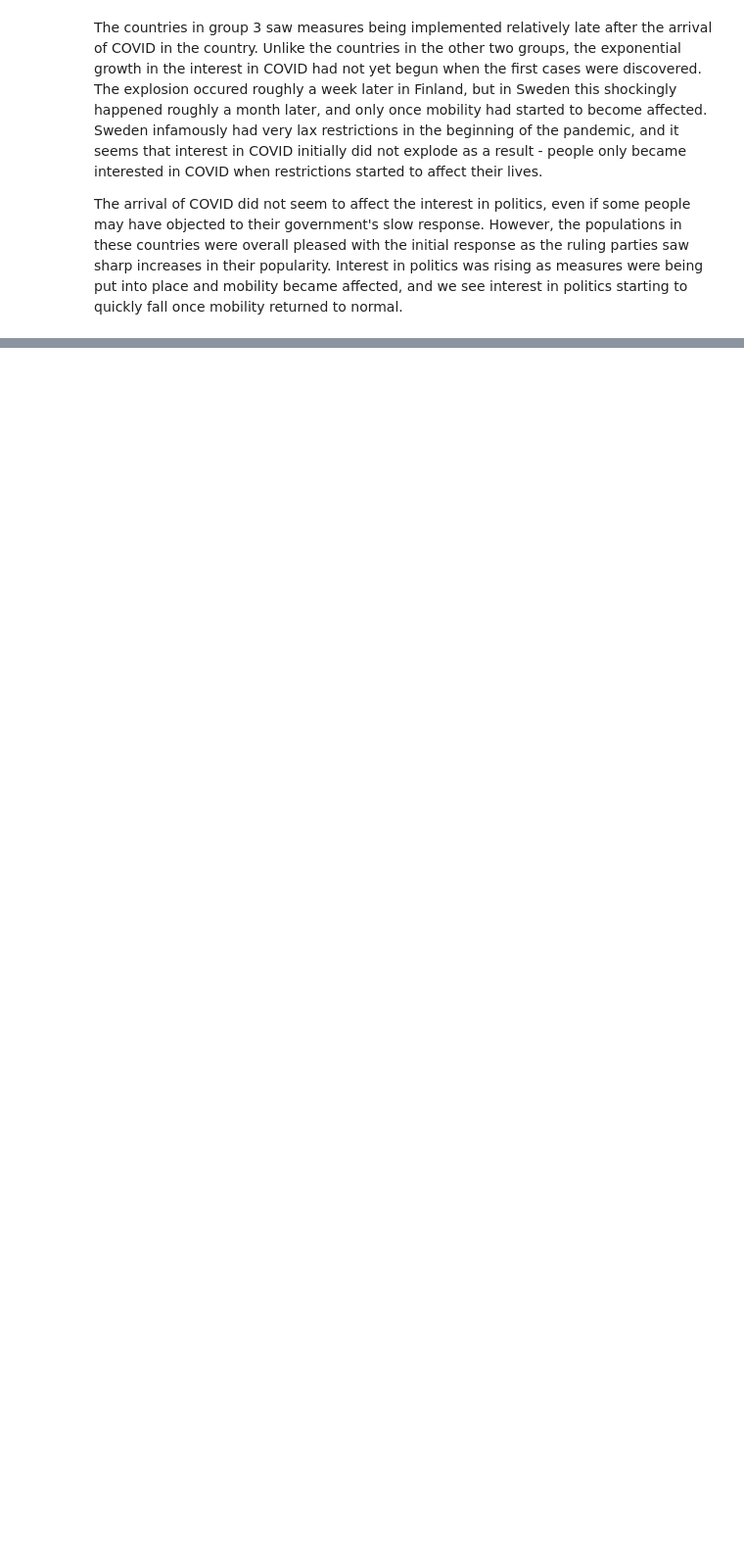
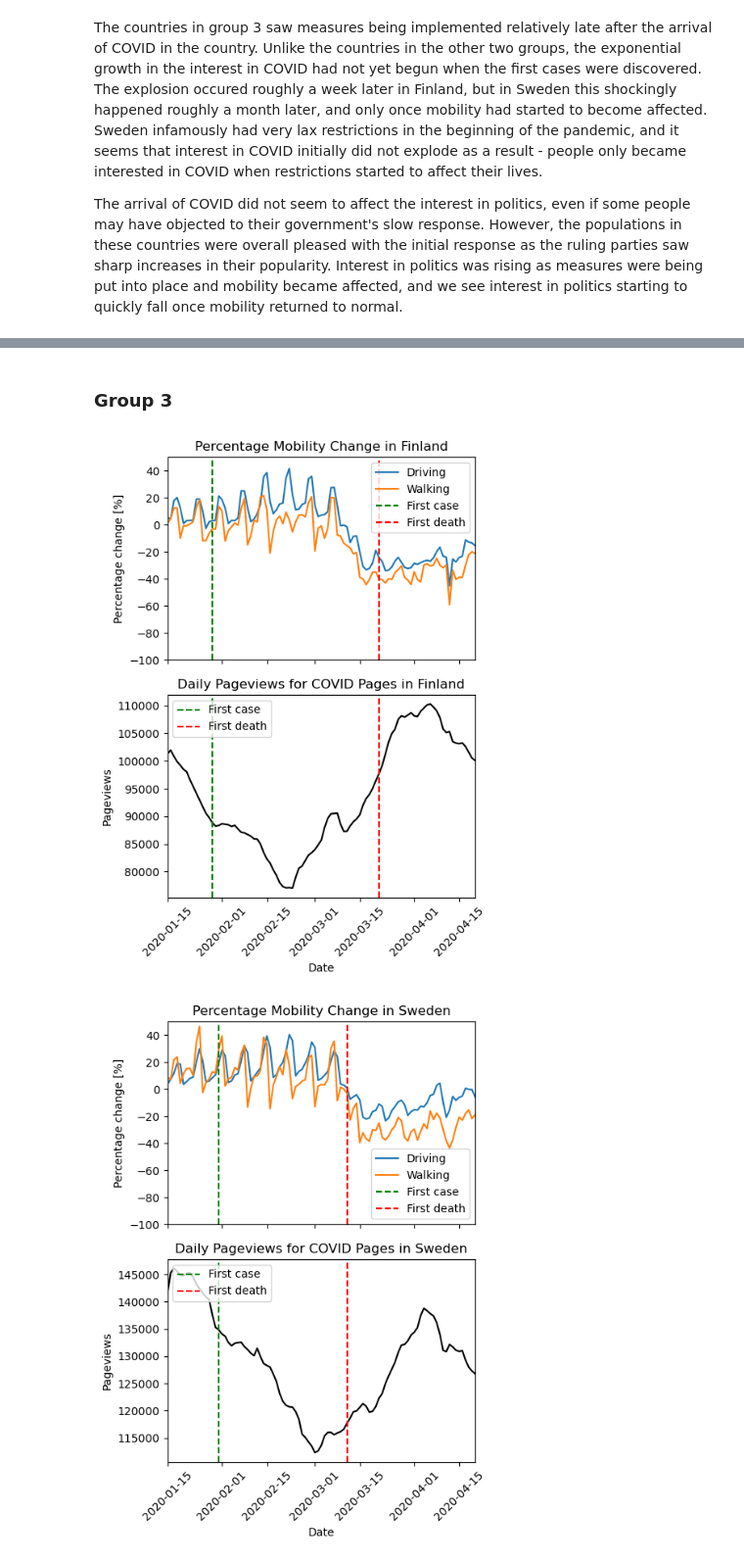
Before and after one commit to epfl-ada/ada-2022-project-zeta, a Jupyter notebook: ADAnalysis.ipynb, the cells around one changed output, grey strips where cells are left out. Shown at 98% size. Drawn from its saved outputs; the diff is of its cells as text; code cells hidden in the pictures; blank space fills up the shorter version.

```diff
--- a/ADAnalysis.ipynb
+++ b/ADAnalysis.ipynb
@@ -290 +290,10 @@ for group in response_groups:
+# %% [markdown]
+### Group 3
+# %%
+for country in groups[2]:
+    df = get_pageviews(df_pageviews, languages[country], POLITICS)
+    plot_mobility_pageviews_covid(df_transport, df, country, df_dates)
+# %% [output]
+[figure, added]
+[figure, added]
 # %% [markdown]
```
Also changed, not shown: parts of 25 cells of this notebook, 2 other files.
